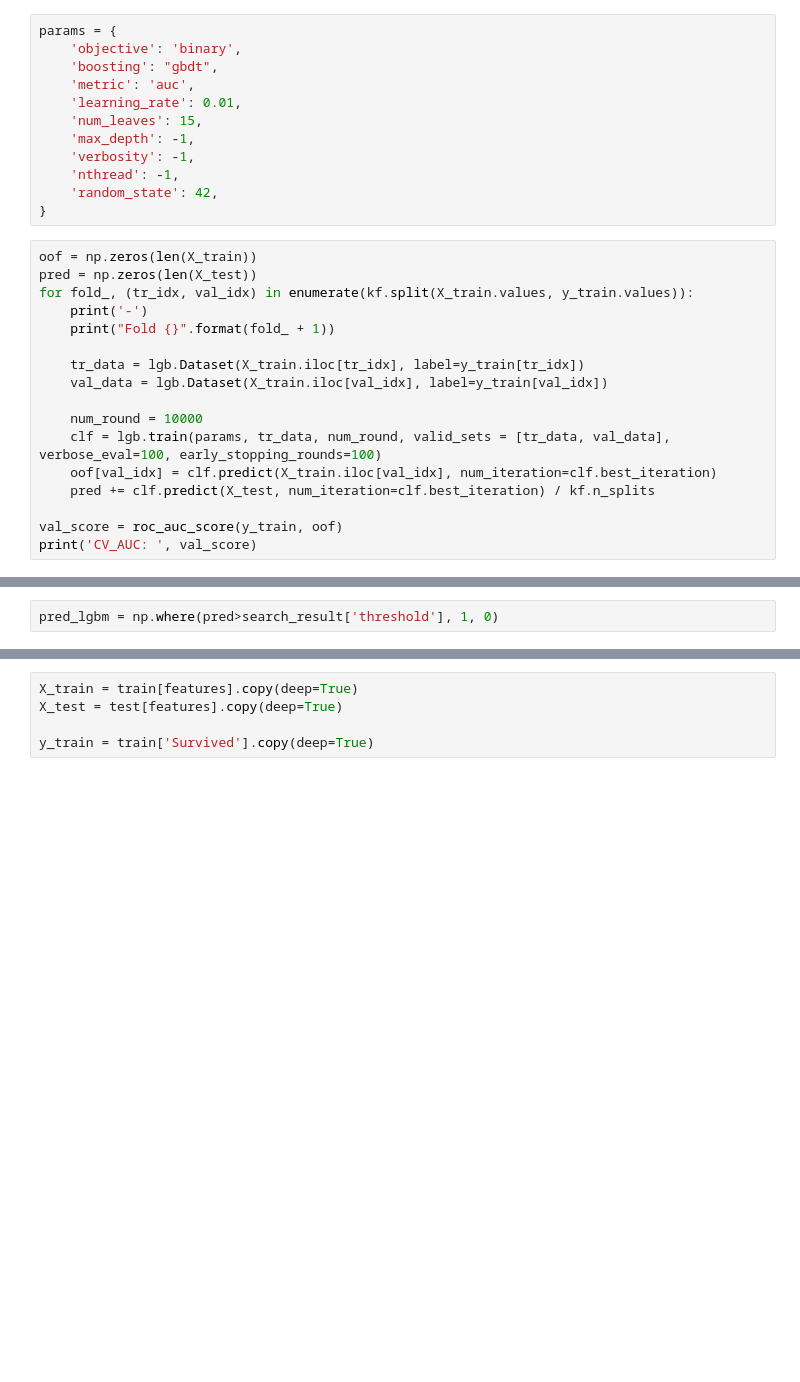
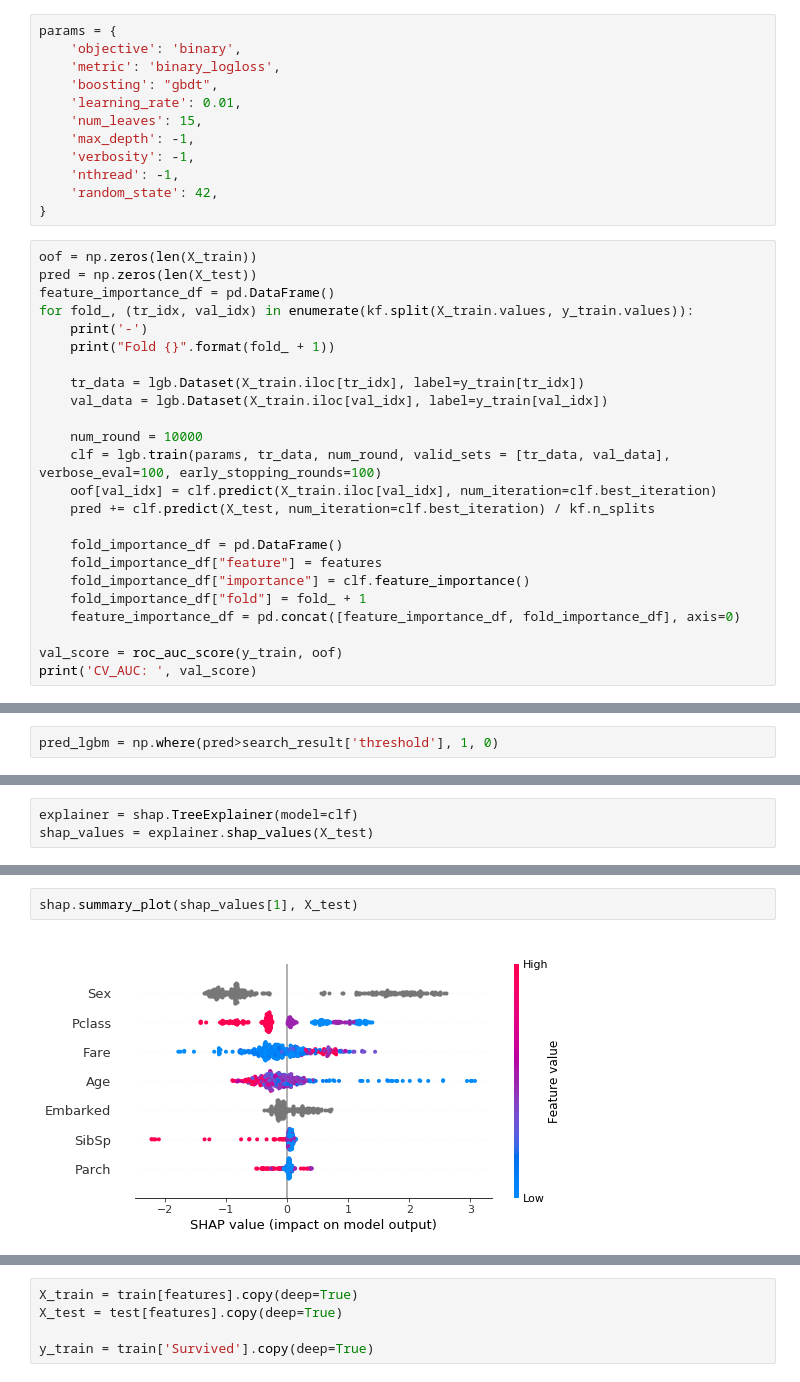
Before and after one commit to mf1611/scripts, a Jupyter notebook: ml_comparison/Titanic.ipynb, the cells around one changed output, grey strips where cells are left out. Cells and saved outputs as stored; diff of their text form; blank space fills up the shorter version.

```diff
--- a/ml_comparison/Titanic.ipynb
+++ b/ml_comparison/Titanic.ipynb
@@ -330,8 +344,8 @@ X_test[cols_cat] = X_test[cols_cat].astype('category')
 # %%
 params = {
     'objective': 'binary',
+    'metric': 'binary_logloss',
     'boosting': "gbdt",
-    'metric': 'auc',
     'learning_rate': 0.01,
     'num_leaves': 15,
     'max_depth': -1,
@@ -342,6 +356,7 @@ params = {
 # %%
 oof = np.zeros(len(X_train))
 pred = np.zeros(len(X_test))
+feature_importance_df = pd.DataFrame()
 for fold_, (tr_idx, val_idx) in enumerate(kf.split(X_train.values, y_train.values)):
     print('-')
     print("Fold {}".format(fold_ + 1))
@@ -354,6 +369,12 @@ for fold_, (tr_idx, val_idx) in enumerate(kf.split(X_train.values, y_train.value
     oof[val_idx] = clf.predict(X_train.iloc[val_idx], num_iteration=clf.best_iteration)
     pred += clf.predict(X_test, num_iteration=clf.best_iteration) / kf.n_splits
 
+    fold_importance_df = pd.DataFrame()
+    fold_importance_df["feature"] = features
+    fold_importance_df["importance"] = clf.feature_importance()
+    fold_importance_df["fold"] = fold_ + 1
+    feature_importance_df = pd.concat([feature_importance_df, fold_importance_df], axis=0)
+
 val_score = roc_auc_score(y_train, oof)
 print('CV_AUC: ', val_score)
 # %% [output]
@@ -403,0 +505,3 @@ See the caveats in the documentation: http://pandas.pydata.org/pandas-docs/stabl
+# %%
+explainer = shap.TreeExplainer(model=clf)
+shap_values = explainer.shap_values(X_test)
@@ -403,0 +544,4 @@ See the caveats in the documentation: http://pandas.pydata.org/pandas-docs/stabl
+# %%
+shap.summary_plot(shap_values[1], X_test)
+# %% [output]
+[figure, added]
```
Also changed, not shown: parts of 58 cells of this notebook.
